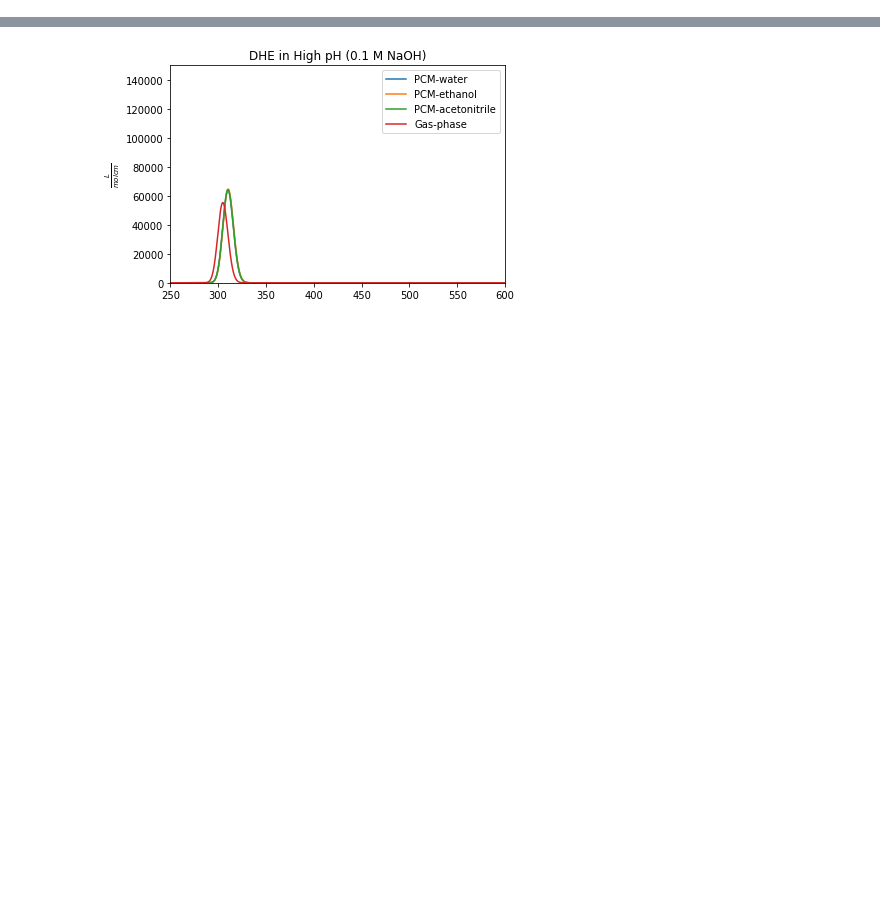
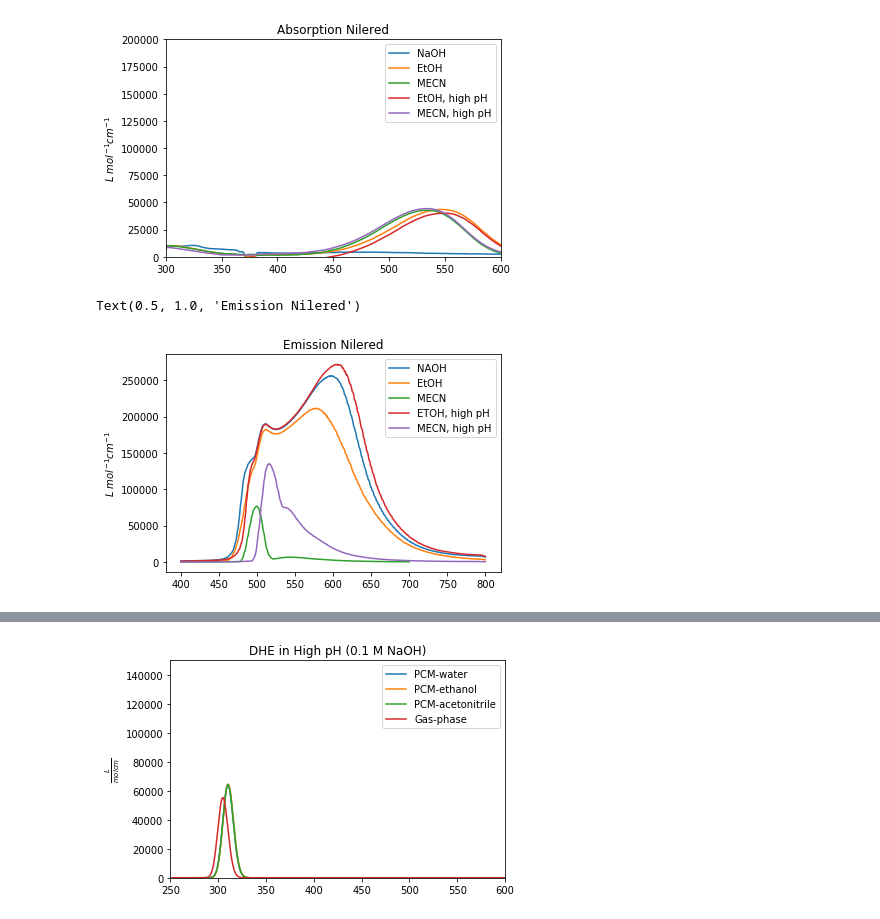
Before and after one commit to priolastro/probes_spectra, a Jupyter notebook: Untitled.ipynb, the cells around one changed output, grey strips where cells are left out. Saved outputs shown, nothing was run; the diff lists cells and outputs as text; code cells hidden in the pictures; blank space fills up the shorter version.

```diff
--- a/Untitled.ipynb
+++ b/Untitled.ipynb
@@ -9,0 +147,49 @@ def abs(abs):
+# %%
+#Spectra Nile Red
+nm_abs_nr_NAOH, abs_nr_NAOH = np.loadtxt('experimental/200220_abs_0,1MNaOH_2,0uM_NR.TXT', unpack=True, skiprows=32)
+nm_abs_nr_ETOH, abs_nr_ETOH=np.loadtxt('experimental/200220_abs_EtOH_2,0uM_NR.TXT', unpack=True, skiprows=32)
+nm_abs_nr_MECN, abs_nr_MECN=np.loadtxt('experimental/200220_abs_MeCN_2,0uM_NR.TXT', unpack=True, skiprows=32)
+nm_abs_nr_ETOH_high, abs_nr_ETOH_high = np.loadtxt('experimental/200220_abs_NaOH-EtOH_2,0uM_NR.TXT', unpack=True, skiprows=32)
+nm_abs_nr_MECN_high, abs_nr_MECN_high = np.loadtxt('experimental/200220_abs_NaOH-MeCN_2,0uM_NR.TXT', unpack=True, skiprows=32)
+
+nm_em_nr_NAOH, em_nr_NAOH = np.loadtxt('experimental/200220_em_0,1MNaOH_2,0uM_NR.ifx', usecols=(0,1), unpack=True, skiprows=28)
+nm_em_nr_ETOH, em_nr_ETOH = np.loadtxt('experimental/200220_em_EtOH_2,0uM_NR.ifx', usecols=(0,1), unpack=True, skiprows=28)
+nm_em_nr_MECN, em_nr_MECN = np.loadtxt('experimental/200220_em_MeCN_2,0uM_NR.ifx', usecols=(0,1), unpack=True, skiprows=28)
+nm_em_nr_ETOH_high, em_nr_ETOH_high = np.loadtxt('experimental/200220_em_NaOH-EtOH_2,0uM_NR.ifx', usecols=(0,1), unpack=True, skiprows=28)
+nm_em_nr_MECN_high, em_nr_MECN_high = np.loadtxt('experimental/200220_em_NaOH-MeCN_2,0uM_NR.ifx', usecols=(0,1), unpack=True, skiprows=28)
+
+energNr, oscNr = parse_Gaussian_file('theoretical/NieredES.log')
+energNr_wat, oscNr_wat = parse_Gaussian_file('theoretical/Niered_CPM_waterES.log')
+energNr_eth, oscNr_eth = parse_Gaussian_file('theoretical/Niered_CPM_ethanolES.log')
+energNr_acet, oscNr_acet = parse_Gaussian_file('theoretical/Niered_CPM_acetoES.log')
+
+plt.plot(nm_abs_nr_NAOH, abs(abs_nr_NAOH), label='NaOH')
+plt.plot(nm_abs_nr_ETOH, abs(abs_nr_ETOH), label='EtOH')
+plt.plot(nm_abs_nr_MECN, abs(abs_nr_MECN), label='MECN')
+plt.plot(nm_abs_nr_ETOH_high, abs(abs_nr_ETOH_high), label='EtOH, high pH')
+plt.plot(nm_abs_nr_MECN_high, abs(abs_nr_MECN_high), label='MECN, high pH')
+plt.legend()
+plt.ylabel('$L\ mol^{-1}cm^{-1}$')
+plt.title('Absorption Nilered')
+plt.xlim(300, 600)
+plt.ylim(0,200000)
+plt.show()
+
+plt.plot(nm_em_fluo_NAOH, em_fluo_NAOH, label = 'NAOH')
+plt.plot(nm_em_fluo_ETOH, em_fluo_ETOH, label = 'EtOH')
+plt.plot(nm_em_fluo_MECN, em_fluo_MECN, label = 'MECN')
+plt.plot(nm_em_fluo_ETOH_high, em_fluo_ETOH_high, label = 'ETOH, high pH')
+plt.plot(nm_em_fluo_MECN_high, em_fluo_MECN_high, label = 'MECN, high pH')
+plt.legend()
+plt.ylabel('$L\ mol^{-1}cm^{-1}$')
+plt.title('Emission Nilered')
+# plt.xlim(300, 600)
+# plt.ylim(0,200000)
+# plot_spectra_nm(energNr_wat, oscNr_wat, legend='PCM-water')
+# plot_spectra_nm(energNr_eth, oscNr_eth, legend='PCM-ethanol')
+# plot_spectra_nm(energNr_acet, oscNr_acet, legend='PCM-acetonitrile')
+# plot_spectra_nm(energNr, oscNr, legend='Gas-phase')
+# %% [output]
+[figure, added]
+Text(0.5, 1.0, 'Emission Nilered')
+[figure, added]
```
Also changed, not shown: parts of 18 cells of this notebook, 54 other files.
